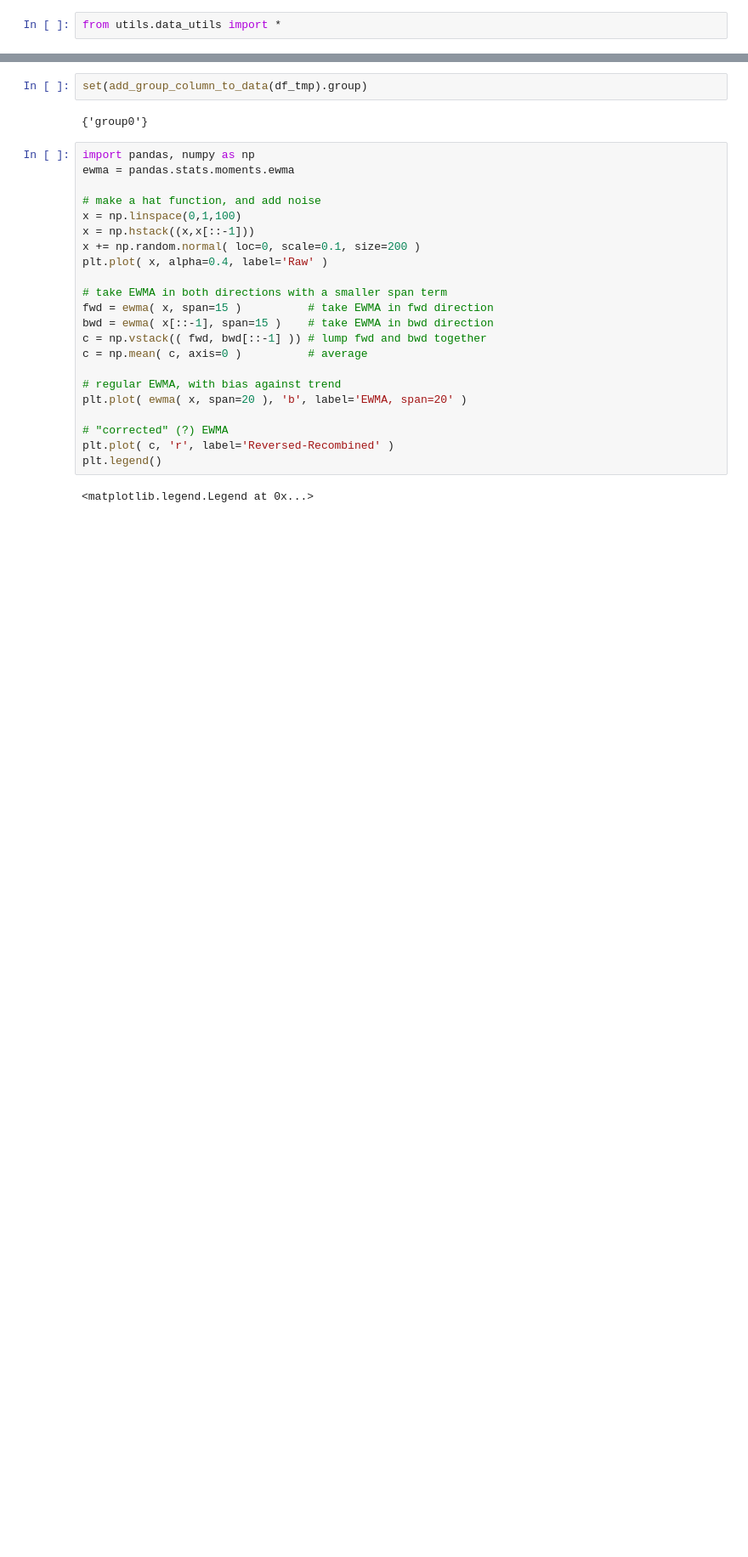
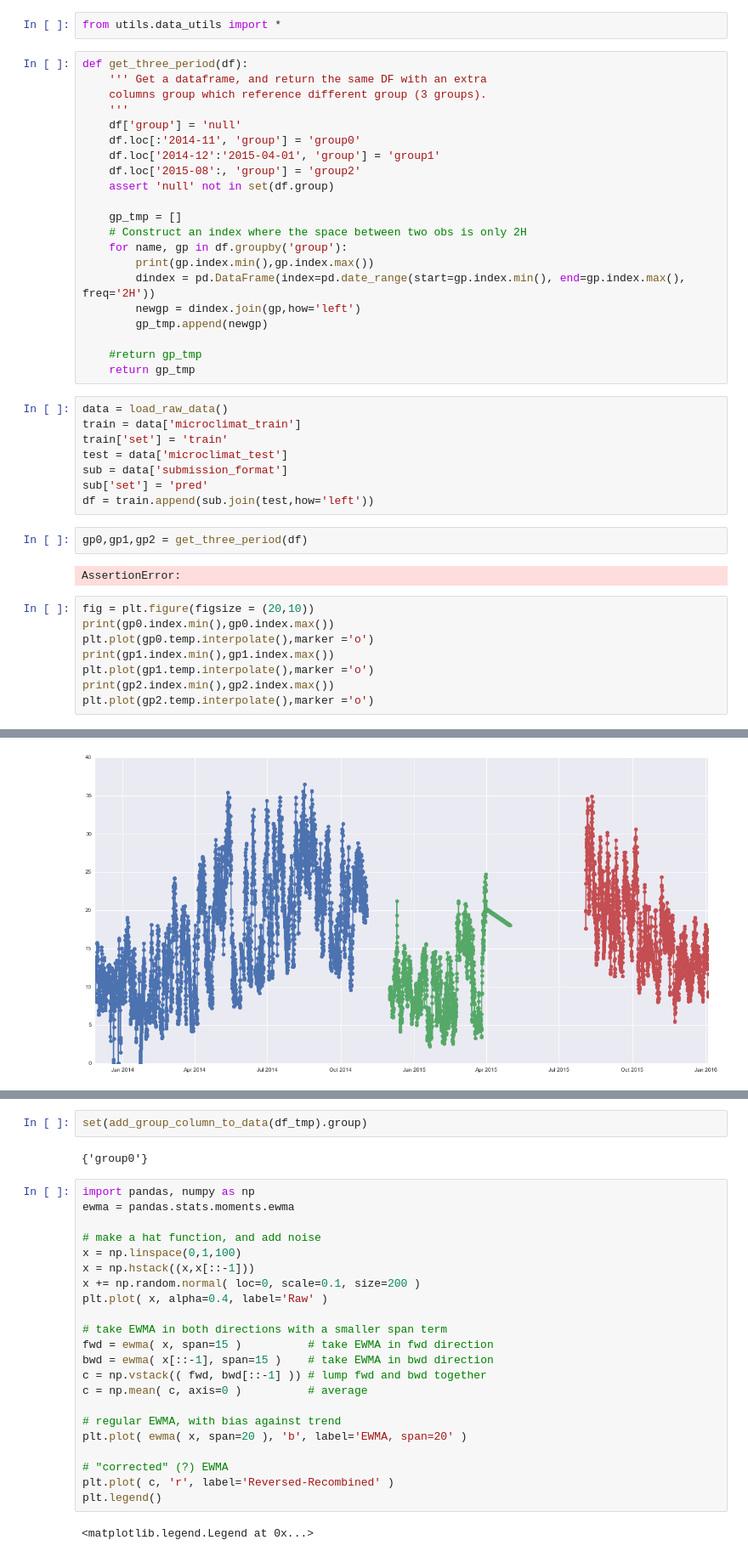
Before and after one commit to cthorey/fognet, a Jupyter notebook: design_data.ipynb, the cells around one changed output, grey strips where cells are left out. Shown at 85% size. Drawn from its saved outputs; the diff is of its cells as text; blank space fills up the shorter version.

```diff
--- a/design_data.ipynb
+++ b/design_data.ipynb
@@ -19,2 +26,44 @@ root = '/Users/thorey/Documents/project/competition/fognet/models/clavius/lstm'
 # %%
 from utils.data_utils import *
+# %%
+def get_three_period(df):
+    ''' Get a dataframe, and return the same DF with an extra
+    columns group which reference different group (3 groups).
+    '''
+    df['group'] = 'null'
+    df.loc[:'2014-11', 'group'] = 'group0'
+    df.loc['2014-12':'2015-04-01', 'group'] = 'group1'
+    df.loc['2015-08':, 'group'] = 'group2'
+    assert 'null' not in set(df.group)
+
+    gp_tmp = []
+    # Construct an index where the space between two obs is only 2H
+    for name, gp in df.groupby('group'):
+        print(gp.index.min(),gp.index.max())
+        dindex = pd.DataFrame(index=pd.date_range(start=gp.index.min(), end=gp.index.max(), freq='2H'))
+        newgp = dindex.join(gp,how='left')
+        gp_tmp.append(newgp)
+
+    #return gp_tmp
+    return gp_tmp
+# %%
+data = load_raw_data()
+train = data['microclimat_train']
+train['set'] = 'train'
+test = data['microclimat_test']
+sub = data['submission_format']
+sub['set'] = 'pred'
+df = train.append(sub.join(test,how='left'))
+# %%
+gp0,gp1,gp2 = get_three_period(df)
+# %% [output]
+AssertionError:
+# %%
+fig = plt.figure(figsize = (20,10))
+print(gp0.index.min(),gp0.index.max())
+plt.plot(gp0.temp.interpolate(),marker ='o')
+print(gp1.index.min(),gp1.index.max())
+plt.plot(gp1.temp.interpolate(),marker ='o')
+print(gp2.index.min(),gp2.index.max())
+plt.plot(gp2.temp.interpolate(),marker ='o')
+# %% [output]
@@ -20,0 +74 @@ from utils.data_utils import *
+[figure, added]
```
Also changed, not shown: parts of 22 cells of this notebook, 25 other files.
